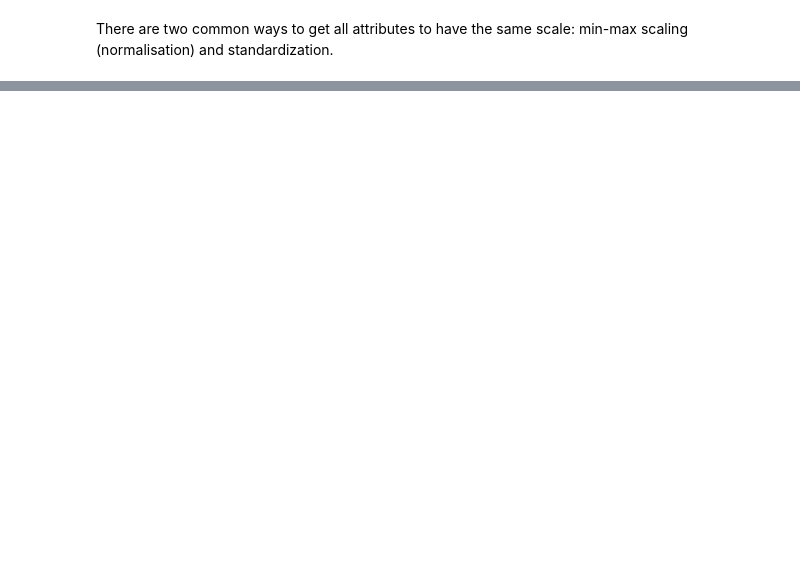
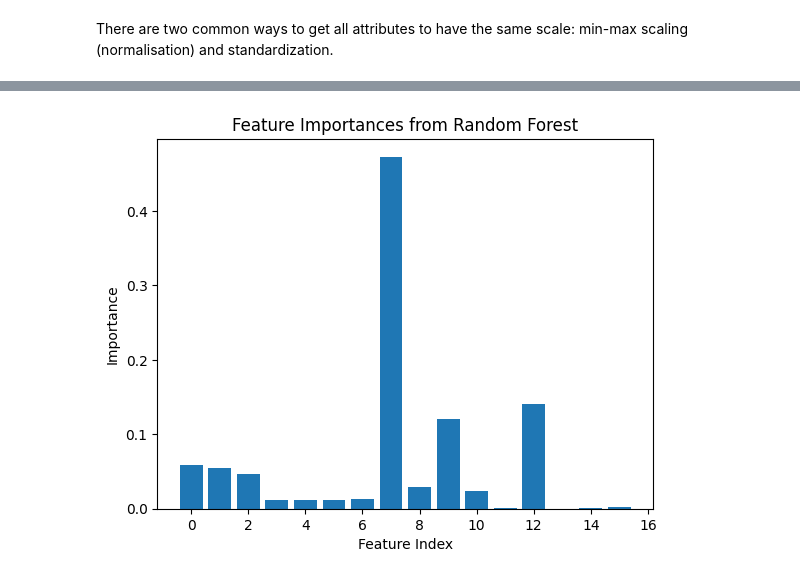
Before and after one commit to KarlMeierMattern/hands-on-ml, a Jupyter notebook: housing.ipynb, the cells around one changed output, grey strips where cells are left out. Drawn from its saved outputs; the diff is of its cells as text; code cells hidden in the pictures; blank space fills up the shorter version.

```diff
--- a/housing.ipynb
+++ b/housing.ipynb
@@ -504 +464,16 @@ num_pipeline = Pipeline([
 housing_num_tr = num_pipeline.fit_transform(housing_num)
+# %%
+# Apply different transformations to different columns (numerical + categorical)
+
+from sklearn.compose import ColumnTransformer
+
+num_attribs = list(housing_num)
+cat_attribs = ["ocean_proximity"]
+
+full_pipeline = ColumnTransformer([
+        ("num", num_pipeline, num_attribs),
+        ("cat", OneHotEncoder(), cat_attribs),
+    ])
+
+# fit on the numerical & categorical training data
+housing_prepared = full_pipeline.fit_transform(housing)
@@ -504,0 +486,5 @@ housing_num_tr = num_pipeline.fit_transform(housing_num)
+# %%
+from sklearn.linear_model import LinearRegression
+
+lin_reg = LinearRegression()
+lin_reg.fit(housing_prepared, housing_labels)
@@ -504,0 +528,5 @@ housing_num_tr = num_pipeline.fit_transform(housing_num)
+# %%
+from sklearn.tree import DecisionTreeRegressor
+
+tree_reg = DecisionTreeRegressor(random_state=42)
+tree_reg.fit(housing_prepared, housing_labels)
@@ -504,0 +621,9 @@ housing_num_tr = num_pipeline.fit_transform(housing_num)
+# %%
+from sklearn.ensemble import RandomForestRegressor
+
+random_forest = RandomForestRegressor(n_estimators=10, random_state=42)
+random_forest.fit(housing_prepared, housing_labels)
+random_forest_predictions = random_forest.predict(housing_prepared)
+random_forest_mse = mean_squared_error(housing_labels, random_forest_predictions)
+random_forest_rmse = np.sqrt(random_forest_mse)
+print("RMSE: ", random_forest_rmse)
@@ -504,0 +791,11 @@ housing_num_tr = num_pipeline.fit_transform(housing_num)
+# %%
+feature_importances = random_forest.feature_importances_
+
+# Plotting the feature importances
+plt.bar(range(len(feature_importances)), feature_importances)
+plt.xlabel("Feature Index")
+plt.ylabel("Importance")
+plt.title("Feature Importances from Random Forest")
+plt.show()
+# %% [output]
+[figure, added]
```
Also changed, not shown: parts of 66 cells of this notebook, 1 other file.
